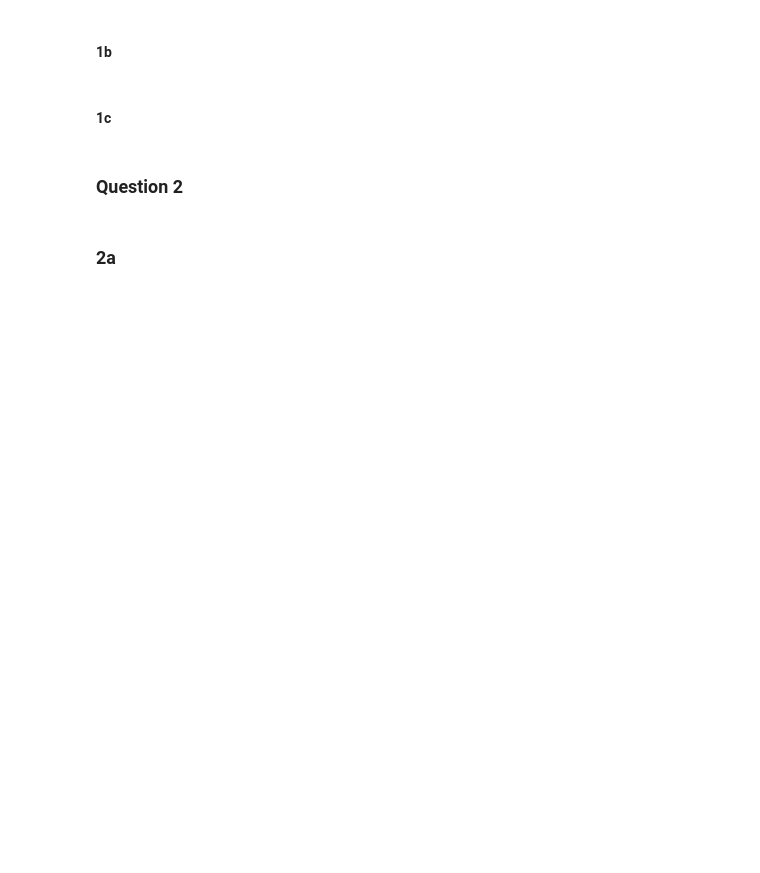
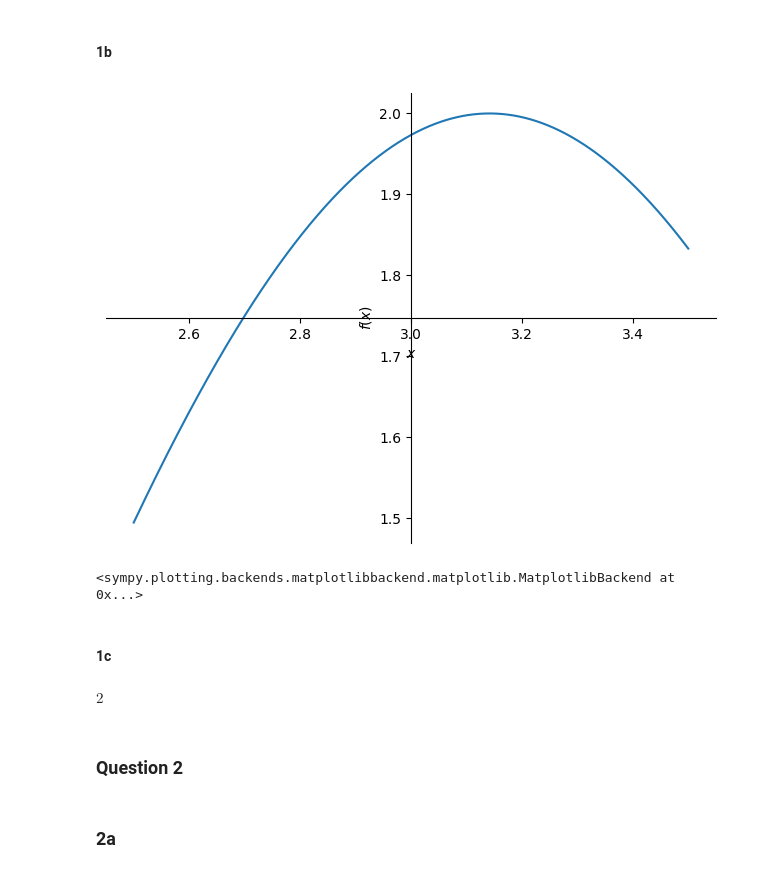
Before and after one commit to EthanMik/Math151_Python_Labs, a Jupyter notebook: Lab_2.ipynb, the cells around one changed output. Drawn from its saved outputs; the diff is of its cells as text; code cells hidden in the pictures; blank space fills up the shorter version.

```diff
--- a/Lab_2.ipynb
+++ b/Lab_2.ipynb
@@ -14,4 +14,19 @@ Do not modify the cell above, as it contains all the packages you will need. It
 # %% [markdown]
 #### 1a
 # %%
-#start code here
+x = symbols('x')
+
+x_left = [3.1, 3.14, 3.141, 3.1415]
+x_right = [3.2, 3.15, 3.142, 3.1416]
+
+f = (sin(2 * x)) / (x - pi)
+
+# Print evaluation of function at pi^-
+for t in x_left:
+  print(f.subs(x, t).evalf())
+
+print()
+
+# Print evaluation of function at pi^+
+for t in x_right:
+  print(f.subs(x, t).evalf())
@@ -18,11 +43,16 @@ Do not modify the cell above, as it contains all the packages you will need. It
 # %% [markdown]
 #### 1b
 # %%
-#start code here
+plot(f, (x, 2.5, 3.5))
+# %% [output]
+[figure, added]
+<sympy.plotting.backends.matplotlibbackend.matplotlib.MatplotlibBackend at 0x...>
 # %% [markdown]
 #### 1c
 # %%
-#start code here
+limit(f, x, pi)
+# %% [output]
+$\displaystyle 2$
 # %% [markdown]
 ### Question 2
 # %% [markdown]
```
Also changed, not shown: parts of 6 cells of this notebook.
